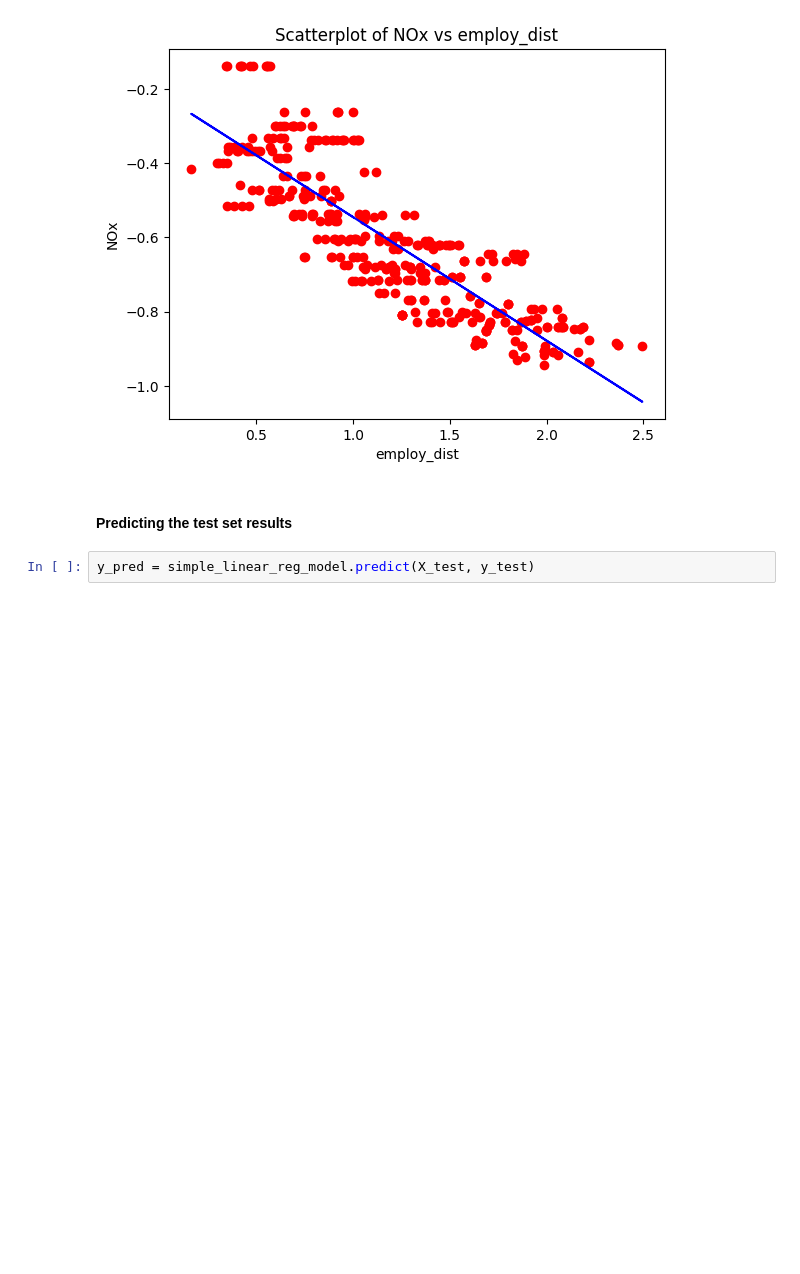
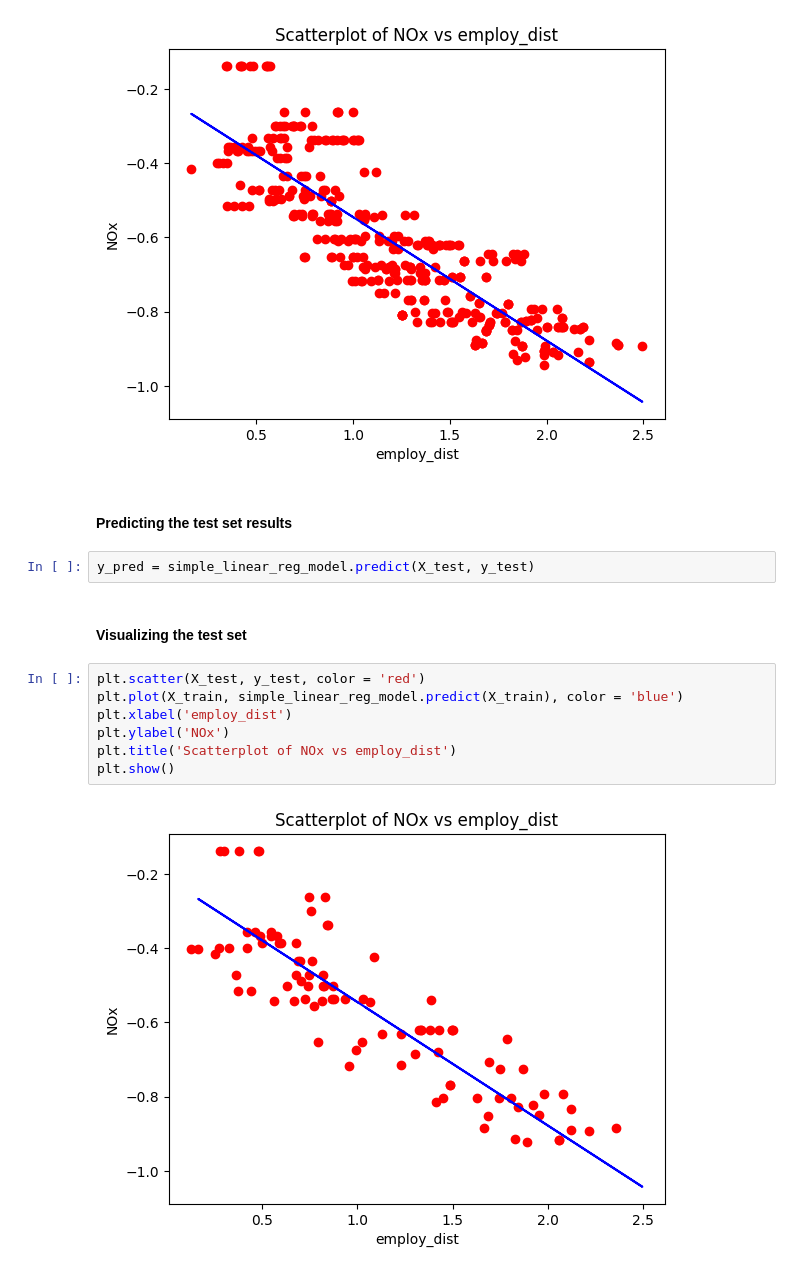
Before and after one commit to Darknight47/Regression, a Jupyter notebook: Simple Linear Regression/simple_linear_reg.ipynb, the cells around one changed output. Cells and saved outputs as stored; diff of their text form; blank space fills up the shorter version.

Commit message:
Visualizing test set

```diff
--- a/Simple Linear Regression/simple_linear_reg.ipynb
+++ b/Simple Linear Regression/simple_linear_reg.ipynb
@@ -227,3 +227,14 @@ plt.show()
 #### Predicting the test set results
 # %%
 y_pred = simple_linear_reg_model.predict(X_test, y_test)
+# %% [markdown]
+#### Visualizing the test set
+# %%
+plt.scatter(X_test, y_test, color = 'red')
+plt.plot(X_train, simple_linear_reg_model.predict(X_train), color = 'blue')
+plt.xlabel('employ_dist')
+plt.ylabel('NOx')
+plt.title('Scatterplot of NOx vs employ_dist')
+plt.show()
+# %% [output]
+[figure, added]
```
